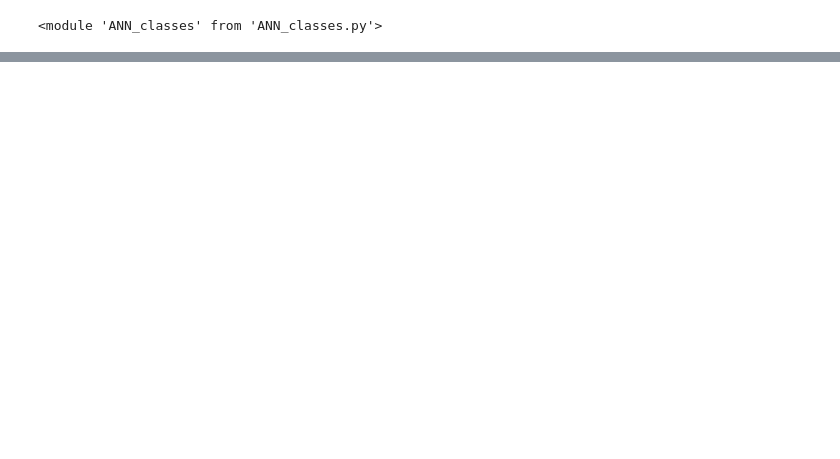
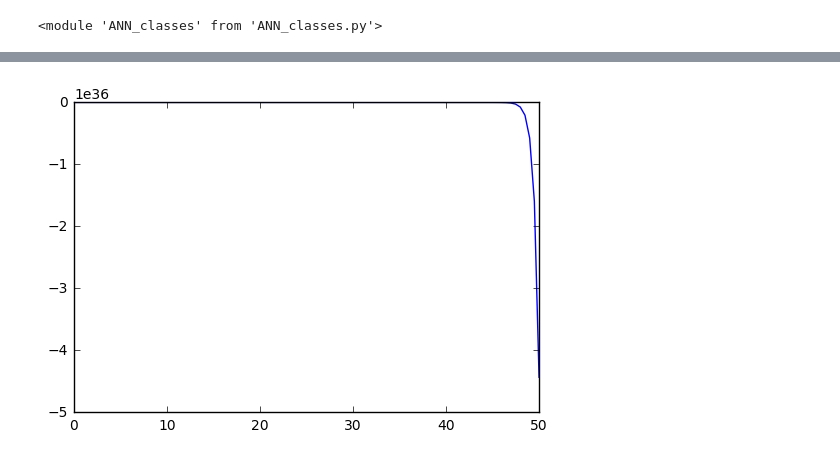
Before and after one commit to ateplovoz/ANN, a Jupyter notebook: ANN_vector_GitVersion.ipynb, the cells around one changed output, grey strips where cells are left out. Cells and saved outputs as stored; diff of their text form; code cells hidden in the pictures; blank space fills up the shorter version.

```diff
--- a/ANN_vector_GitVersion.ipynb
+++ b/ANN_vector_GitVersion.ipynb
@@ -94,0 +126,8 @@ array([-502.77207689, -504.3261048 , -503.57618162])
+# %%
+xx = np.linspace(0, 50, 100)
+yy = -2*1*np.square(np.exp(xx-10))*(xx-10)
+f = plt.figure()
+plt.plot(xx,yy)
+plt.show()
+# %% [output]
+[figure, added]
```
Also changed, not shown: parts of 10 cells of this notebook, 2 other files.
